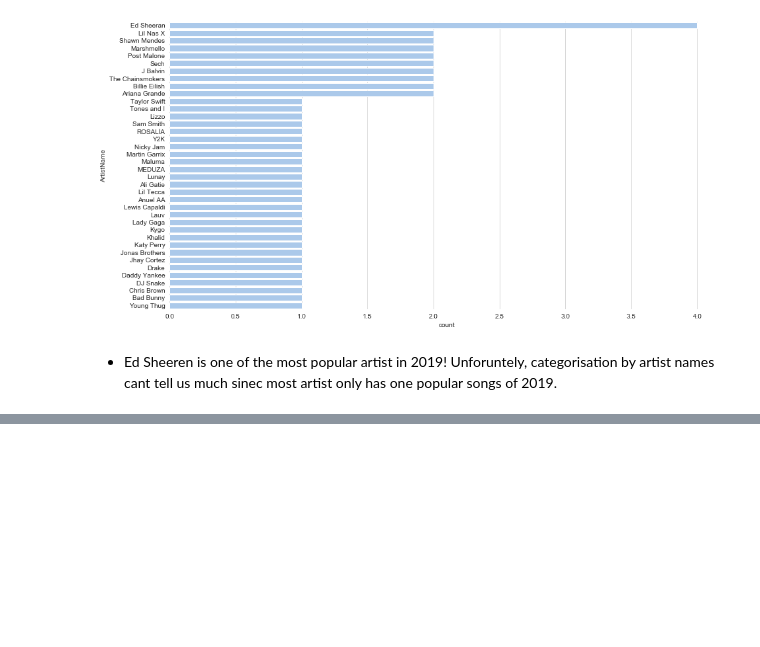
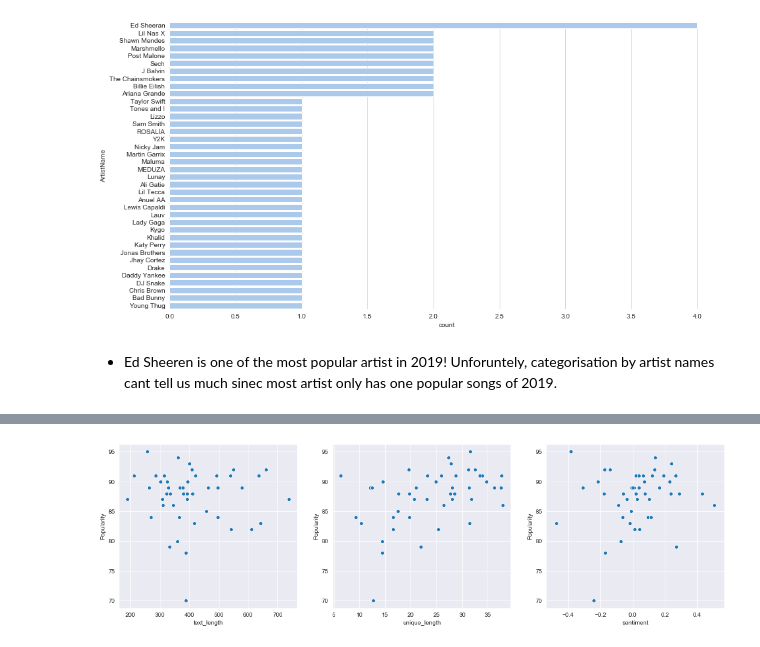
Before and after one commit to cuddlywhiskers/Kaggle, a Jupyter notebook: spotify/Top 50 Songs Spotify 2019.ipynb, the cells around one changed output, grey strips where cells are left out. Drawn from its saved outputs; the diff is of its cells as text; code cells hidden in the pictures; blank space fills up the shorter version.

```diff
--- a/spotify/Top 50 Songs Spotify 2019.ipynb
+++ b/spotify/Top 50 Songs Spotify 2019.ipynb
@@ -256,0 +344,10 @@ def pre_preprocessing(lyrics):
+# %%
+fig, axes = plt.subplots(nrows=1, ncols=3, figsize = (18,5))
+sns.set_style('darkgrid')
+cols = ['text_length', 'unique_length', 'sentiment']
+
+for i, x_col in enumerate(cols):
+    sns.scatterplot(x = x_col, y = 'Popularity' , data = lexicalrichness, ax=axes[i])
+    axes[i].set_xlabel(x_col)
+# %% [output]
+[figure, added]
```
Also changed, not shown: parts of 49 cells of this notebook.
